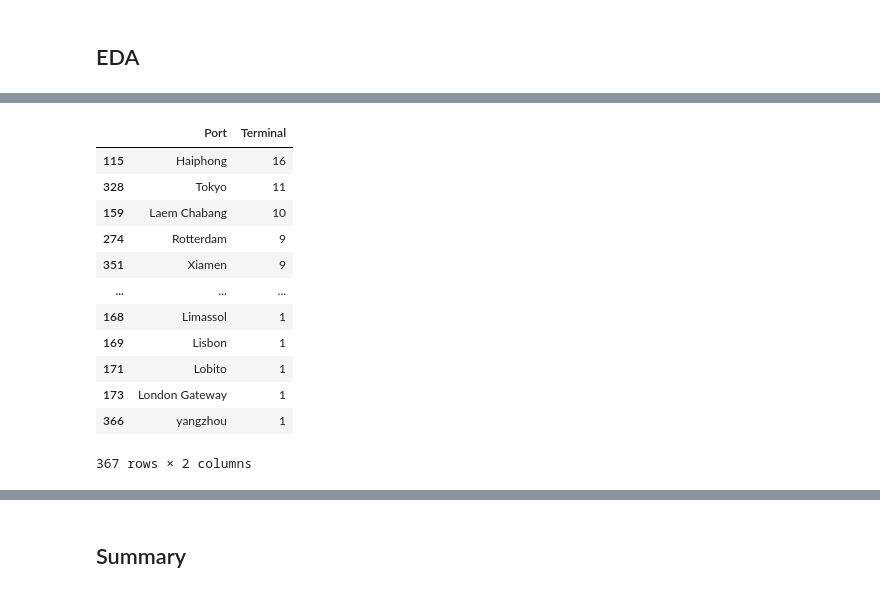
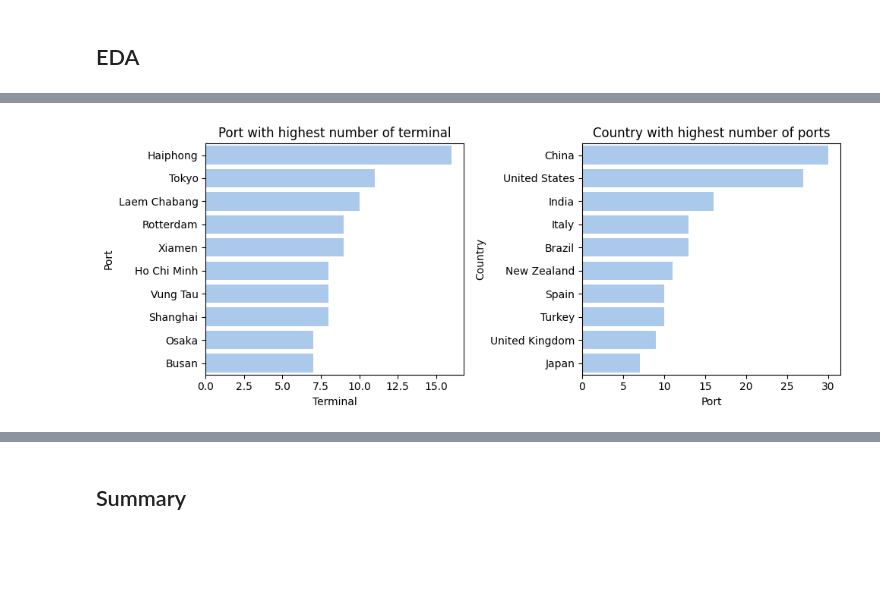
Before and after one commit to hargurjeet/Maersk, a Jupyter notebook: Solution_Notebook.ipynb, the cells around one changed output, grey strips where cells are left out. Cells and saved outputs as stored; diff of their text form; code cells hidden in the pictures; blank space fills up the shorter version.

```diff
--- a/Solution_Notebook.ipynb
+++ b/Solution_Notebook.ipynb
@@ -486,16 +440,20 @@ plt.show()
-# %%
-vessel_data_cleaned_v3[['Port','Terminal']].drop_duplicates().groupby(['Port'])['Terminal'].count().reset_index().sort_values(by='Terminal', ascending=False)
-# %% [output]
-|  | Port | Terminal |
-| 115 | Haiphong | 16 |
-| 328 | Tokyo | 11 |
-| 159 | Laem Chabang | 10 |
-| 274 | Rotterdam | 9 |
-| 351 | Xiamen | 9 |
-| ... | ... | ... |
-| 168 | Limassol | 1 |
-| 169 | Lisbon | 1 |
-| 171 | Lobito | 1 |
-| 173 | London Gateway | 1 |
-| 366 | yangzhou | 1 |
-367 rows × 2 columns
+# %%
+port_terminal_high = vessel_data_cleaned_v3[['Port','Terminal']].drop_duplicates().groupby(['Port'])['Terminal'].count(). \
+                      reset_index().sort_values(by='Terminal', ascending=False)
+country_port_high = vessel_data_cleaned_v3[['Country','Port']].drop_duplicates().groupby(['Country'])['Port'].count(). \
+                      reset_index().sort_values(by='Port', ascending=False)
+
+# Create a 1x2 subplot grid
+fig, axs = plt.subplots(1, 2, figsize=(10, 4))
+
+sns.barplot(port_terminal_high.head(10), y="Port", x="Terminal", ax=axs[0])
+axs[0].set_title('Port with highest number of terminal')
+
+sns.barplot(country_port_high.head(10), y="Country", x="Port", ax=axs[1])
+axs[1].set_title('Country with highest number of ports')
+
+# Adjust layout
+plt.tight_layout()
+plt.show()
+# %% [output]
+[figure, added]
```
Also changed, not shown: parts of 19 cells of this notebook.
